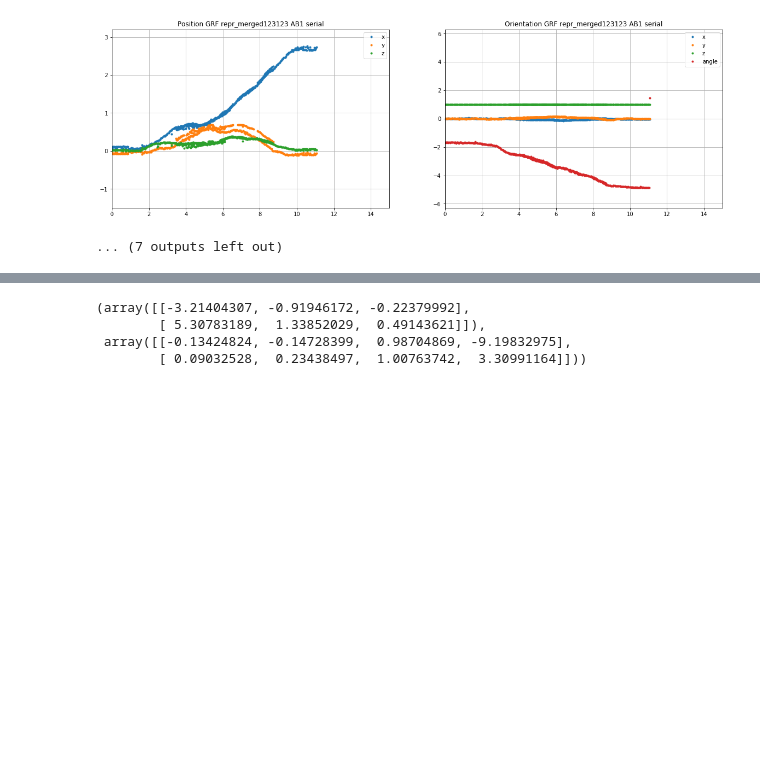
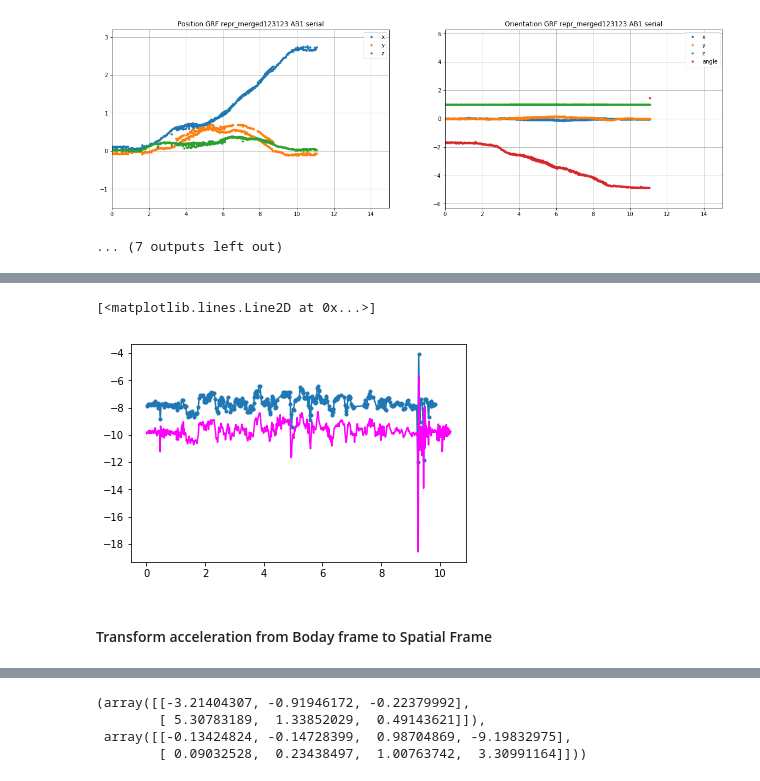
Before and after one commit to zhanibekrysbek/phhi_data_analysis, a Jupyter notebook: preprocessing/notebooks/cut_into_observations.ipynb, the cells around one changed output, grey strips where cells are left out. Saved outputs shown, nothing was run; the diff lists cells and outputs as text; code cells hidden in the pictures; blank space fills up the shorter version.

```diff
--- a/preprocessing/notebooks/cut_into_observations.ipynb
+++ b/preprocessing/notebooks/cut_into_observations.ipynb
@@ -595,0 +605,9 @@ AB1 serial
+# %%
+# Corresponding plot
+plt.plot(tpos,accel_aligned[:,2]+2, '.-')
+plt.plot(timu, accel[:,2],'-', color='magenta')
+# %% [output]
+[<matplotlib.lines.Line2D at 0x...>]
+[figure, added]
+# %% [markdown]
+#### Transform acceleration from Boday frame to Spatial Frame
```
Also changed, not shown: parts of 18 cells of this notebook.
